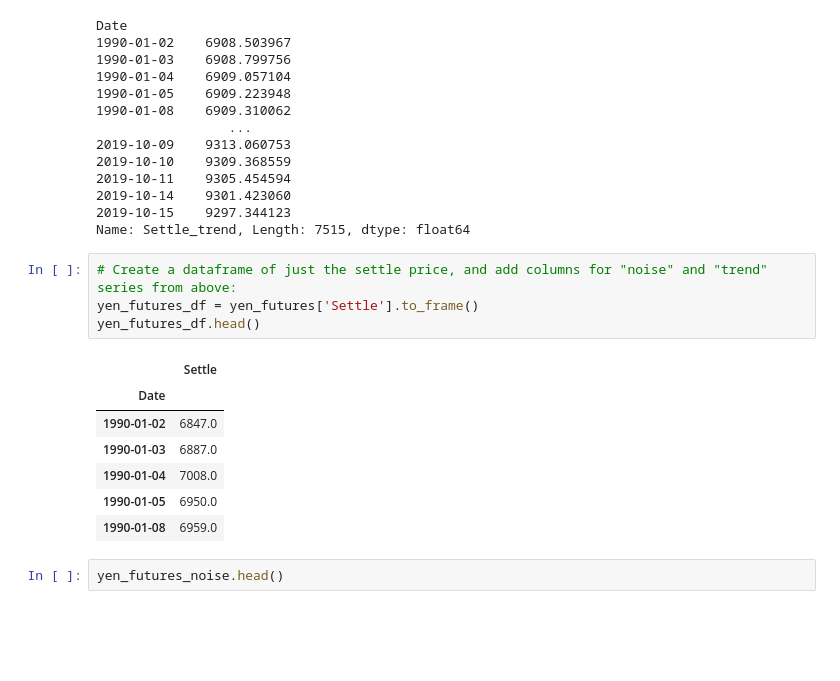
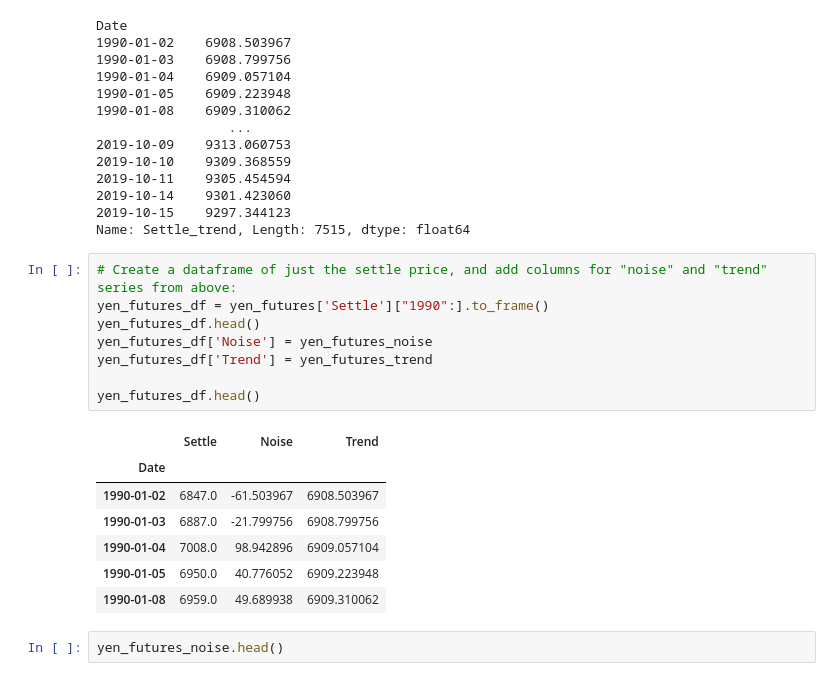
Before and after one commit to EvelynnHope/Time-Series, a Jupyter notebook: time_series_analysis_EGriggs.ipynb, the cells around one changed output. Cells and saved outputs as stored; diff of their text form; blank space fills up the shorter version.

```diff
--- a/time_series_analysis_EGriggs.ipynb
+++ b/time_series_analysis_EGriggs.ipynb
@@ -72,16 +72,20 @@ Date
 Name: Settle_trend, Length: 7515, dtype: float64
 # %%
 # Create a dataframe of just the settle price, and add columns for "noise" and "trend" series from above:
-yen_futures_df = yen_futures['Settle'].to_frame()
+yen_futures_df = yen_futures['Settle']["1990":].to_frame()
 yen_futures_df.head()
+yen_futures_df['Noise'] = yen_futures_noise
+yen_futures_df['Trend'] = yen_futures_trend
+
+yen_futures_df.head()
 # %% [output]
-|  | Settle |
-| Date |  |
-| 1990-01-02 | 6847.0 |
-| 1990-01-03 | 6887.0 |
-| 1990-01-04 | 7008.0 |
-| 1990-01-05 | 6950.0 |
-| 1990-01-08 | 6959.0 |
+|  | Settle | Noise | Trend |
+| Date |  |  |  |
+| 1990-01-02 | 6847.0 | -61.503967 | 6908.503967 |
+| 1990-01-03 | 6887.0 | -21.799756 | 6908.799756 |
+| 1990-01-04 | 7008.0 | 98.942896 | 6909.057104 |
+| 1990-01-05 | 6950.0 | 40.776052 | 6909.223948 |
+| 1990-01-08 | 6959.0 | 49.689938 | 6909.310062 |
 # %%
 yen_futures_noise.head()
 # %% [output]
```
Also changed, not shown: 1 other file.
